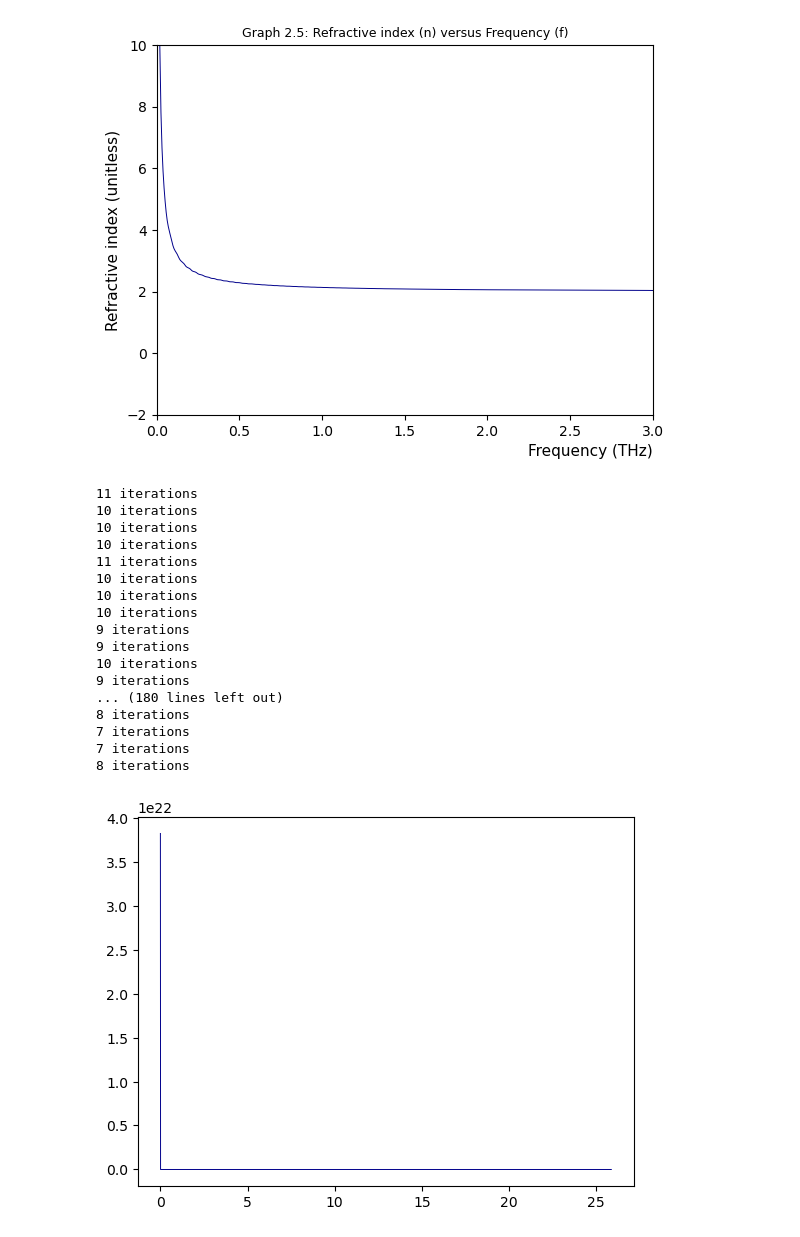
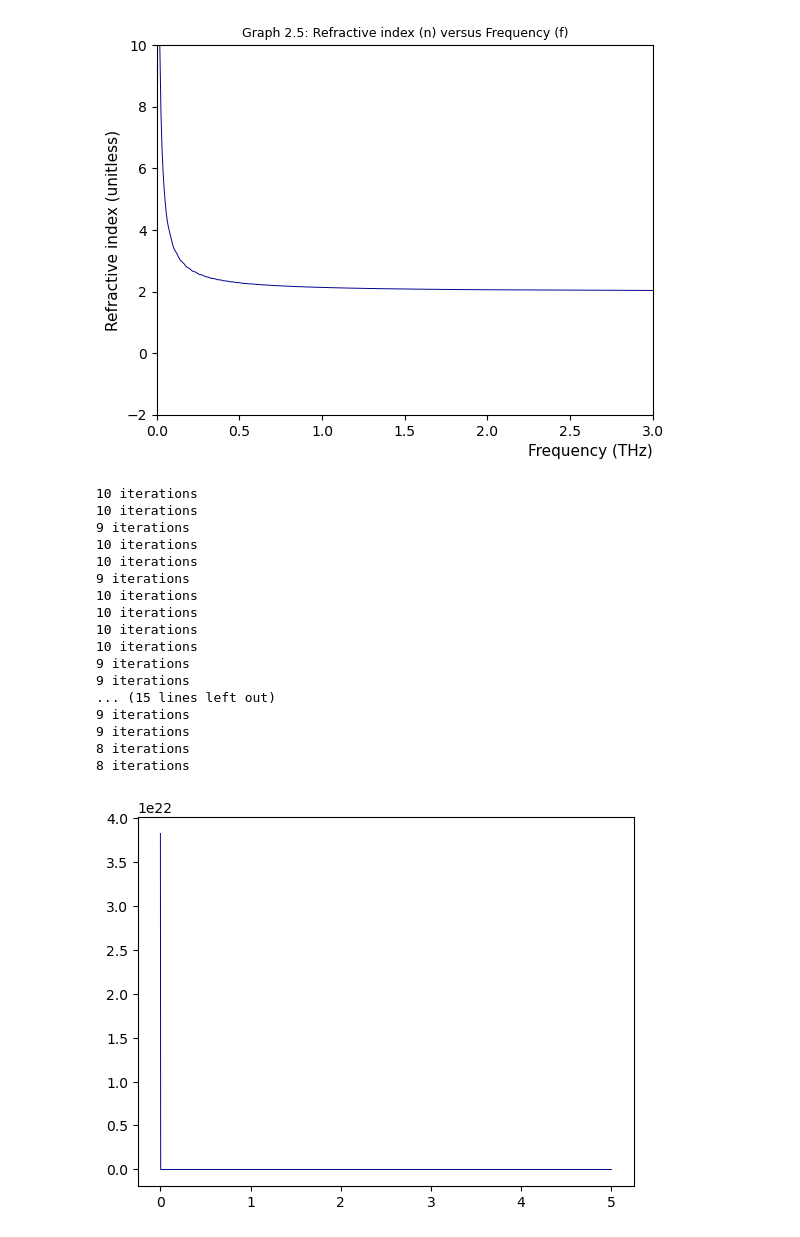
Before and after one commit to Loriginale2000/TerahertzProject, a Jupyter notebook: THzPhaseTwo.ipynb, the cells around one changed output. Cells and saved outputs as stored; diff of their text form; code cells hidden in the pictures.

```diff
--- a/THzPhaseTwo.ipynb
+++ b/THzPhaseTwo.ipynb
@@ -42,13 +42,13 @@ freq = np.fft.fftfreq(16384, dt) #time to frequency
 
 
 # Mask Aplication to exclude negative frequencies
-mask = freq >= 0
+mask = (freq >= 0) & (freq < 5) #I limit the range of frequencies to 0-5 THz
 fftr = fftr[mask]
 ffts = ffts[mask]
 freq = freq[mask]
 
 # Plot the FFT
-# First plot should be the real part of the FFT
+# AMPLITUDE REFERENCE
 plt.figure(figsize=(15,10))
 plt.subplot(1,2,1)
 plt.plot((freq),np.abs(fftr), linewidth = 0.7)
@@ -58,7 +58,7 @@ plt.xlim(xmax = 5, xmin = 0)
 plt.title("Graph 1.1: Amplitude - Frequency")
 plt.xlabel("Frequency (THz)")
 plt.ylabel("Amplitude (logarithmic scale)")
-# Now we are going to get the phase of the FFT
+# PHASE REFERENCE
 plt.subplot(1,2,2)
 plt.plot(freq,(np.angle(fftr)), linewidth = 0.7)
 plt.title("Graph 1.2: Phase - Frequency")
@@ -71,7 +71,7 @@ plt.ylabel("Phase (radians)")
 plt.show()
 
 
-# We do the same thing for the sample data
+# AMPLITUDE SAMPLE
 plt.figure(figsize=(15,10))
 plt.subplot(1,2,1)
 plt.plot((freq),np.abs(ffts), linewidth = 0.7, color = "maroon")
@@ -81,7 +81,7 @@ plt.xlim(xmax = 5, xmin = 0)
 plt.title("Graph 1.1: Amplitude - Frequency")
 plt.xlabel("Frequency (THz)")
 plt.ylabel("Amplitude (logarithmic scale)")
-# Now we are going to get the phase of the FFT
+# PHASE SAMPLE
 plt.subplot(1,2,2)
 plt.plot(freq,(np.angle(ffts)), linewidth = 0.7, color = "maroon")
 plt.title("Graph 1.2: Phase - Frequency")
@@ -198,17 +197,15 @@ plt.show()
 [figure]
 # %%
 def G_zero(n, f, d, ln_exp):
-    a = np.log((4 * n_0 * n) / (n_0 + n)**2)
-    b = (1j * 2*np.pi*f * d / c) * (n - n_0)
-    ln_th = a - b
+
+    ln_th =(np.log((4 * n_0 * n) / (n_0 + n)**2)
+             -(1j * 2*np.pi*f * d / c) * (n - n_0))
     return  ln_th - ln_exp
 
 def G_zerod(n, f, d):
     p = 1 / n
     m = 2 / (n + n_0) + (1j * 2*np.pi*f * d) / c
     return p - m
-
-
 
 def new_raph(n_1, ln_exp, f, d, iterations, tol):
     n = n_1
@@ -223,40 +220,40 @@ def new_raph(n_1, ln_exp, f, d, iterations, tol):
     return n
 
 
 # Initial guess and computation of the refractive index of the material sample
-n_1 = 1.5 + 0.05j
+n_1 = 2 + 0.05j
 n_ = []
 
 for i, f in enumerate(freq):
     ln_exp = np.log(np.abs(tamp[i])) + 1j*tphase_unwrapped[i]
     n_values = new_raph( n_1 ,ln_exp, f, d,  iterations=50, tol=1e-10)
     n_.append(n_values)
 
 
 # print("Refractive index values:", n_)
 n_ = np.array(n_)
 
 
 plt.plot ( freq, np.real(n_), linewidth=0.7, color='darkblue')
-plt.xlim(xmax = 5, xmin = 0)
-plt.ylim(ymax = 10, ymin = -2)
+#plt.xlim(xmax = 5, xmin = 0)
+#plt.ylim(ymax = 10, ymin = -2)
 plt.show()
 # %% [output]
-11 iterations
 10 iterations
 10 iterations
+9 iterations
 10 iterations
-11 iterations
+10 iterations
+9 iterations
+10 iterations
 10 iterations
 10 iterations
 10 iterations
 9 iterations
 9 iterations
-10 iterations
+... (15 lines left out)
 9 iterations
-... (180 lines left out)
+9 iterations
 8 iterations
-7 iterations
-7 iterations
 8 iterations
-[figure, old version]
+[figure, new version]
```
Also changed, not shown: parts of 2 cells of this notebook.
